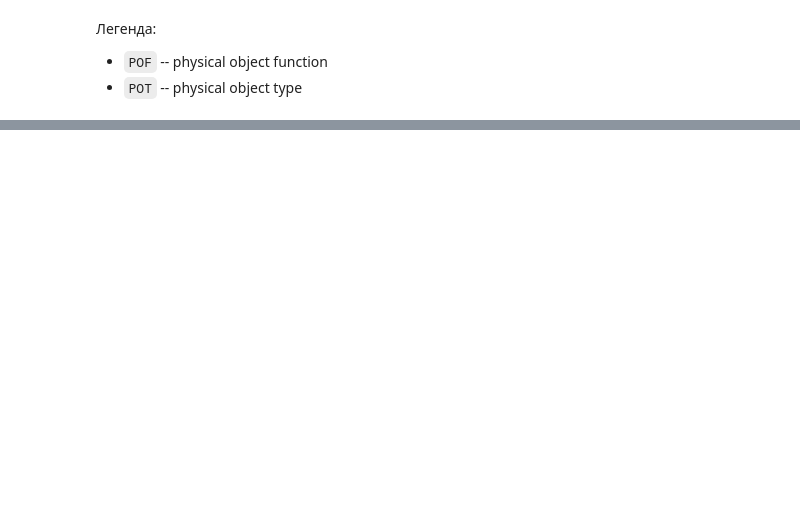
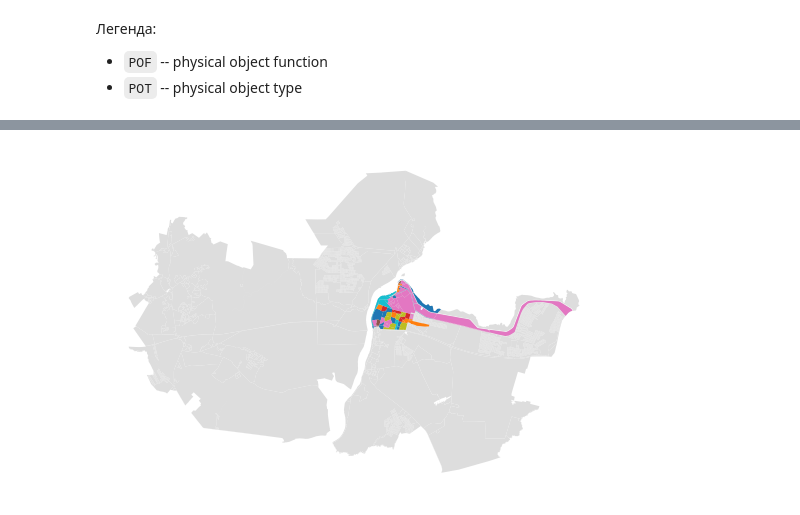
Before and after one commit to vasilstar97/prostor-examples, a Jupyter notebook: examples/Ф35 Ф26 Ф36/0. Подготовка исходных данных.ipynb, the cells around one changed output, grey strips where cells are left out. Cells and saved outputs as stored; diff of their text form; code cells hidden in the pictures; blank space fills up the shorter version.

```diff
--- a/examples/Ф35 Ф26 Ф36/0. Подготовка исходных данных.ipynb
+++ b/examples/Ф35 Ф26 Ф36/0. Подготовка исходных данных.ipynb
@@ -163,0 +308,5 @@ np.float64(0.0)
+# %%
+ax = blocks.plot(color='#ddd')
+blocks.plot('land_use',ax=ax).set_axis_off()
+# %% [output]
+[figure, added]
```
Also changed, not shown: parts of 49 cells of this notebook, 13 other files.
